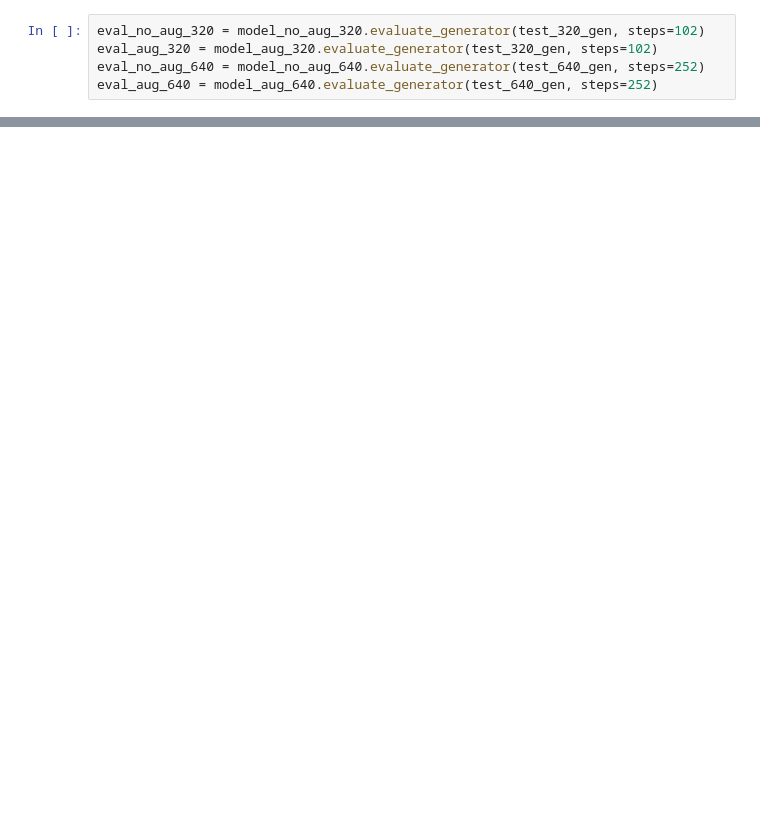
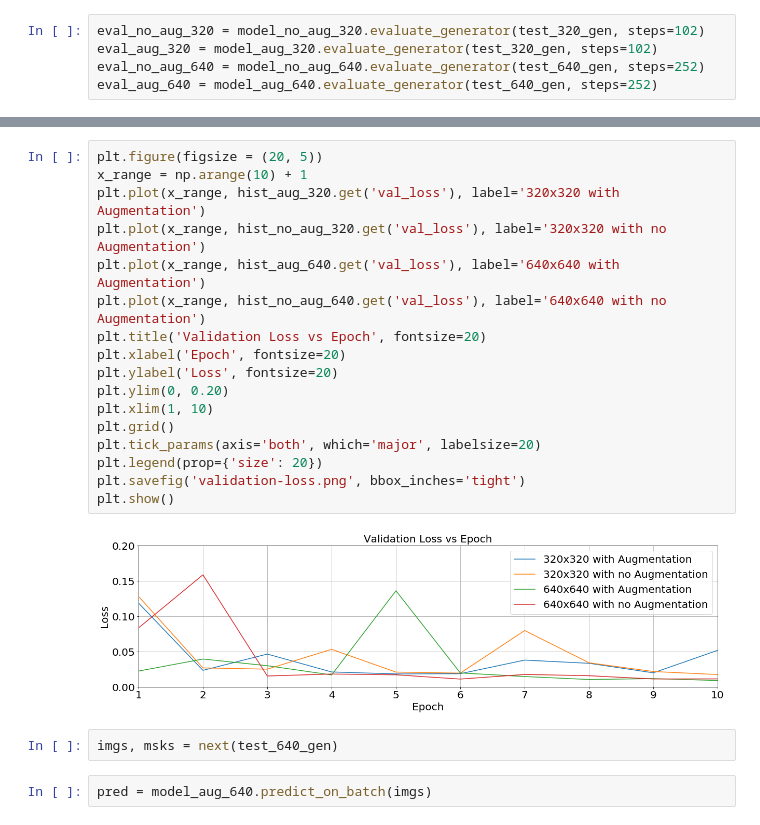
Before and after one commit to aakaashjois/Background-Separation-using-U-Net, a Jupyter notebook: code.ipynb, the cells around one changed output, grey strips where cells are left out. Saved outputs shown, nothing was run; the diff lists cells and outputs as text; blank space fills up the shorter version.

```diff
--- a/code.ipynb
+++ b/code.ipynb
@@ -322,0 +401,23 @@ eval_aug_640 = model_aug_640.evaluate_generator(test_640_gen, steps=252)
+# %%
+plt.figure(figsize = (20, 5))
+x_range = np.arange(10) + 1
+plt.plot(x_range, hist_aug_320.get('val_loss'), label='320x320 with Augmentation')
+plt.plot(x_range, hist_no_aug_320.get('val_loss'), label='320x320 with no Augmentation')
+plt.plot(x_range, hist_aug_640.get('val_loss'), label='640x640 with Augmentation')
+plt.plot(x_range, hist_no_aug_640.get('val_loss'), label='640x640 with no Augmentation')
+plt.title('Validation Loss vs Epoch', fontsize=20)
+plt.xlabel('Epoch', fontsize=20)
+plt.ylabel('Loss', fontsize=20)
+plt.ylim(0, 0.20)
+plt.xlim(1, 10)
+plt.grid()
+plt.tick_params(axis='both', which='major', labelsize=20)
+plt.legend(prop={'size': 20})
+plt.savefig('validation-loss.png', bbox_inches='tight')
+plt.show()
+# %% [output]
+[figure, added]
+# %%
+imgs, msks = next(test_640_gen)
+# %%
+pred = model_aug_640.predict_on_batch(imgs)
```
Also changed, not shown: parts of 13 cells of this notebook.
